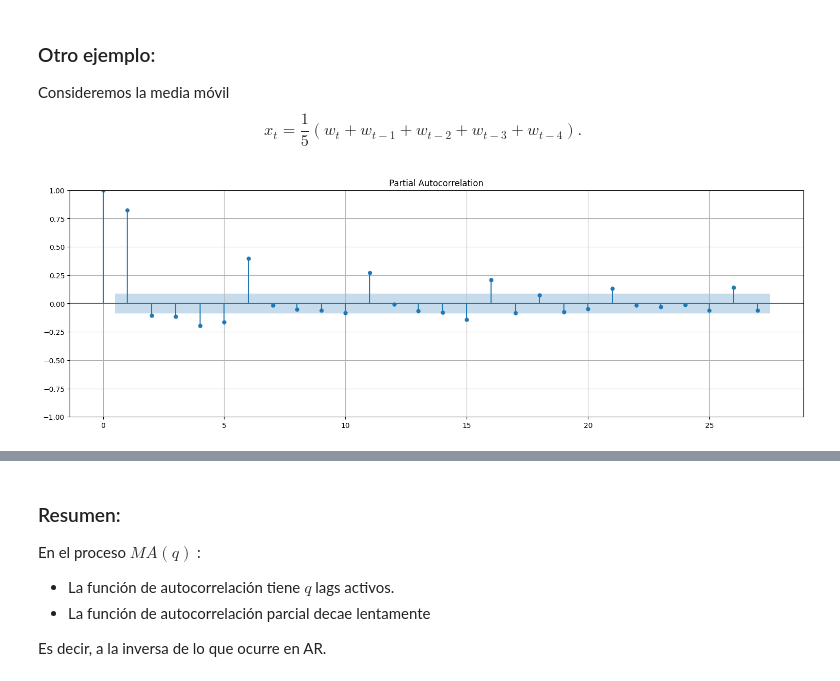
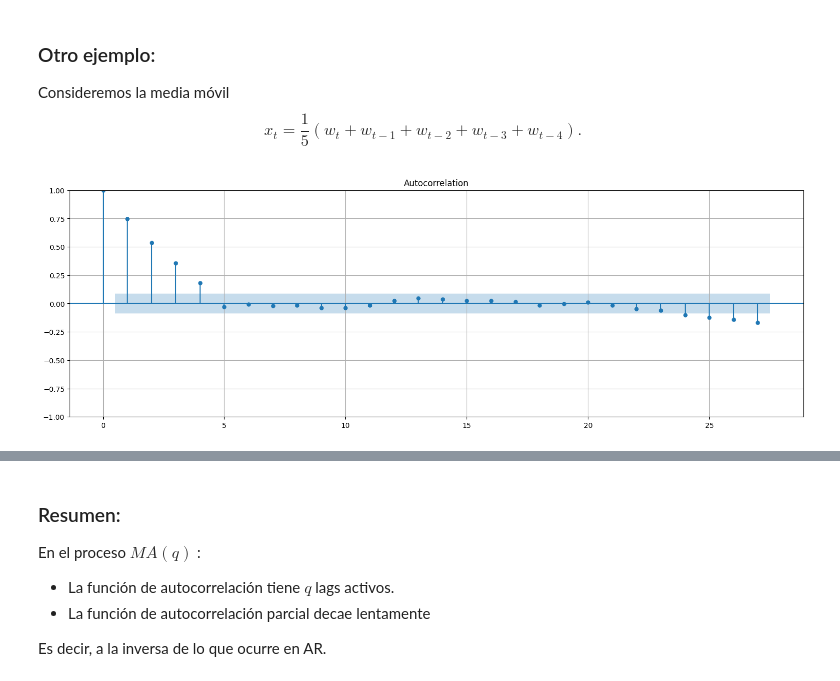
Before and after one commit to aferragu/curso_series_temporales, a Jupyter notebook: 3- Modelos ARMA y ARIMA/Modelos de media movil y ARMA.ipynb, the cells around one changed output, grey strips where cells are left out. Drawn from its saved outputs; the diff is of its cells as text; code cells hidden in the pictures.

```diff
--- a/3- Modelos ARMA y ARIMA/Modelos de media movil y ARMA.ipynb
+++ b/3- Modelos ARMA y ARIMA/Modelos de media movil y ARMA.ipynb
@@ -149,7 +149,7 @@ Consideremos la media móvil $$x_t = \frac{1}{5}\left(w_t + w_{t-1} + w_{t-2} +
 # %%
 n=5
 x=arma_generate_sample([n],np.ones(n),500)
 x=pd.Series(x)
-plot_pacf(x);
+plot_acf(x, bartlett_confint=False);
 # %% [output]
-[figure, old version]
+[figure, new version]
```
Also changed, not shown: parts of 24 cells of this notebook, 8 other files.
